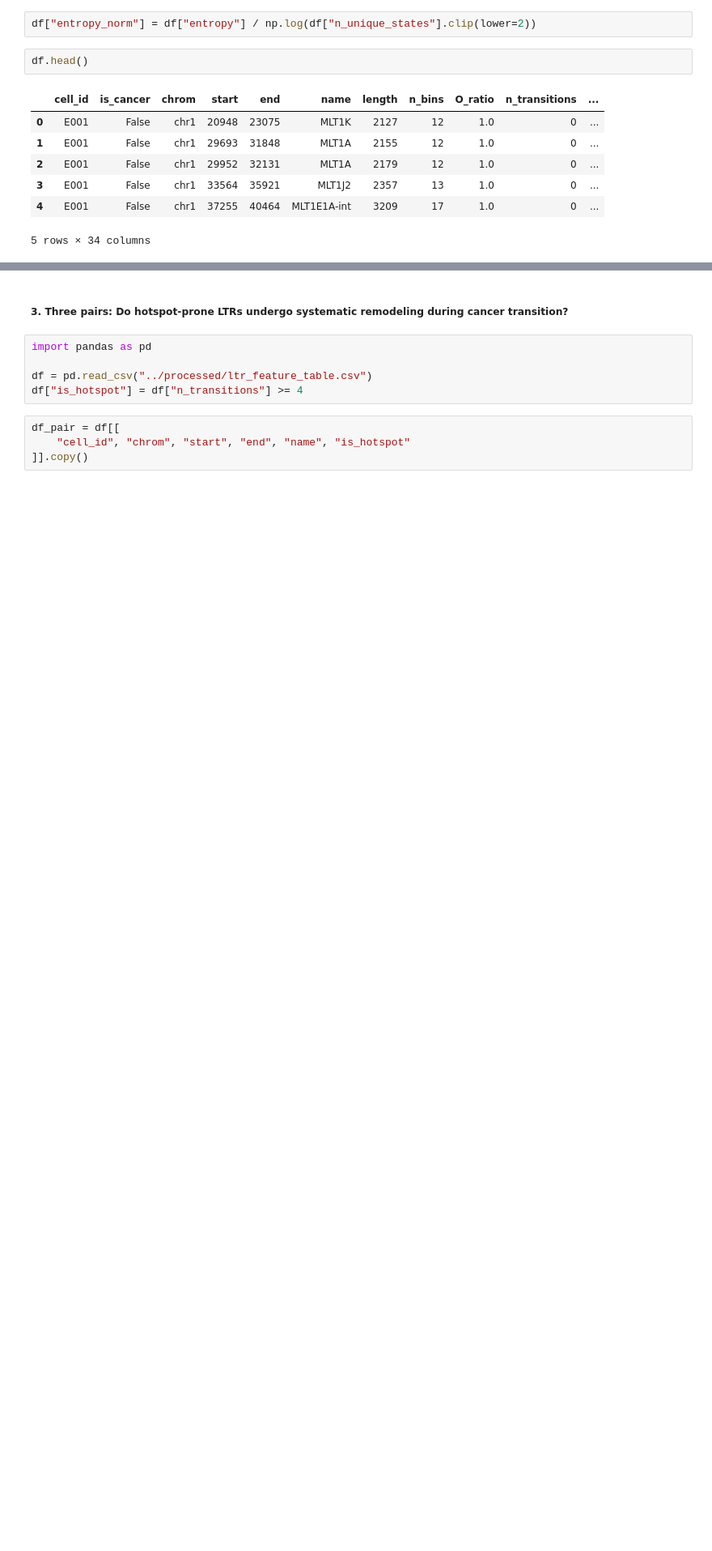
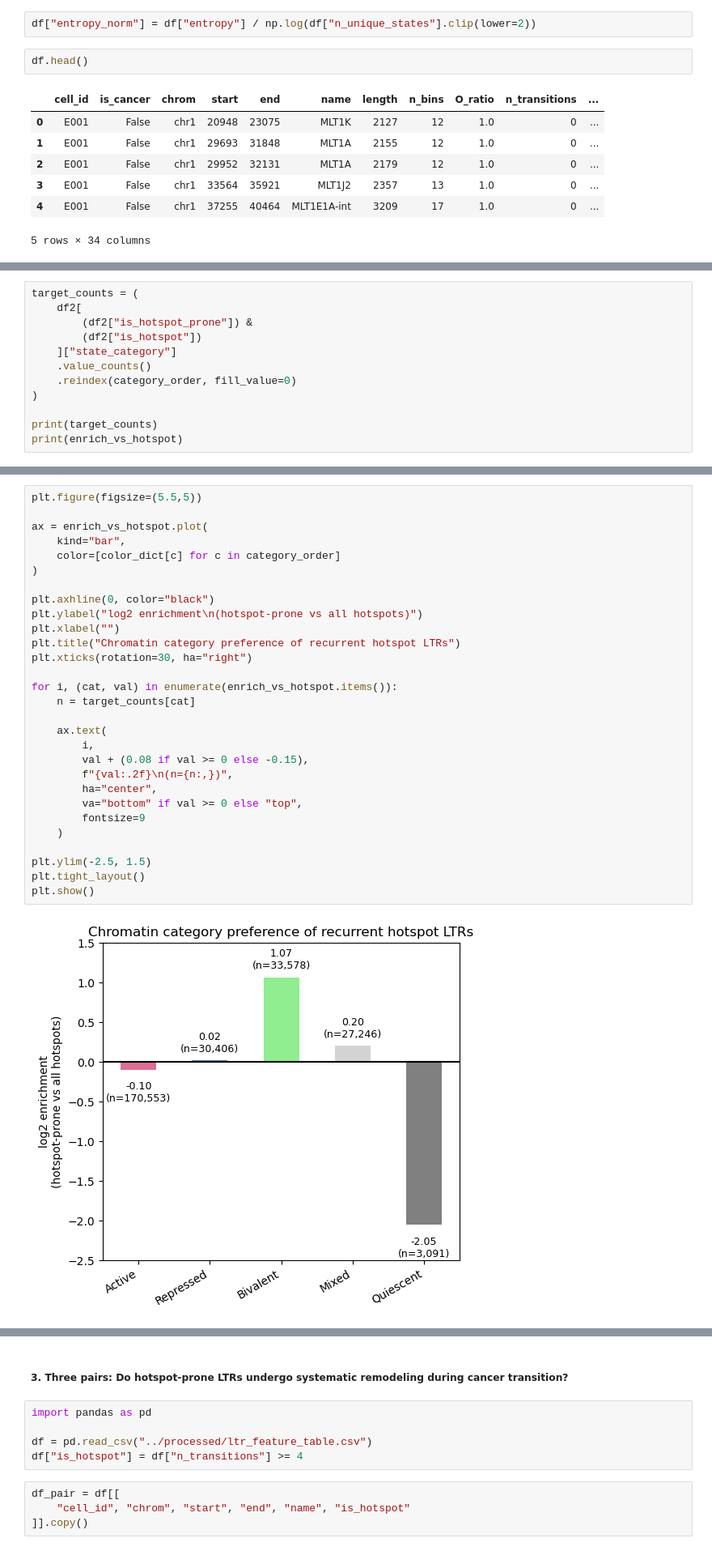
Before and after one commit to caocao0525/HERV, a Jupyter notebook: herv_all_hotspot_analysis.ipynb, the cells around one changed output, grey strips where cells are left out. Shown at 81% size. Drawn from its saved outputs; the diff is of its cells as text; blank space fills up the shorter version.

```diff
--- a/herv_all_hotspot_analysis.ipynb
+++ b/herv_all_hotspot_analysis.ipynb
@@ -309,0 +382,12 @@ df.head()
+# %%
+target_counts = (
+    df2[
+        (df2["is_hotspot_prone"]) &
+        (df2["is_hotspot"])
+    ]["state_category"]
+    .value_counts()
+    .reindex(category_order, fill_value=0)
+)
+
+print(target_counts)
+print(enrich_vs_hotspot)
@@ -309,0 +409,31 @@ df.head()
+# %%
+plt.figure(figsize=(5.5,5))
+
+ax = enrich_vs_hotspot.plot(
+    kind="bar",
+    color=[color_dict[c] for c in category_order]
+)
+
+plt.axhline(0, color="black")
+plt.ylabel("log2 enrichment\n(hotspot-prone vs all hotspots)")
+plt.xlabel("")
+plt.title("Chromatin category preference of recurrent hotspot LTRs")
+plt.xticks(rotation=30, ha="right")
+
+for i, (cat, val) in enumerate(enrich_vs_hotspot.items()):
+    n = target_counts[cat]
+
+    ax.text(
+        i,
+        val + (0.08 if val >= 0 else -0.15),
+        f"{val:.2f}\n(n={n:,})",
+        ha="center",
+        va="bottom" if val >= 0 else "top",
+        fontsize=9
+    )
+
+plt.ylim(-2.5, 1.5)
+plt.tight_layout()
+plt.show()
+# %% [output]
+[figure, added]
```
Also changed, not shown: parts of 22 cells of this notebook.
